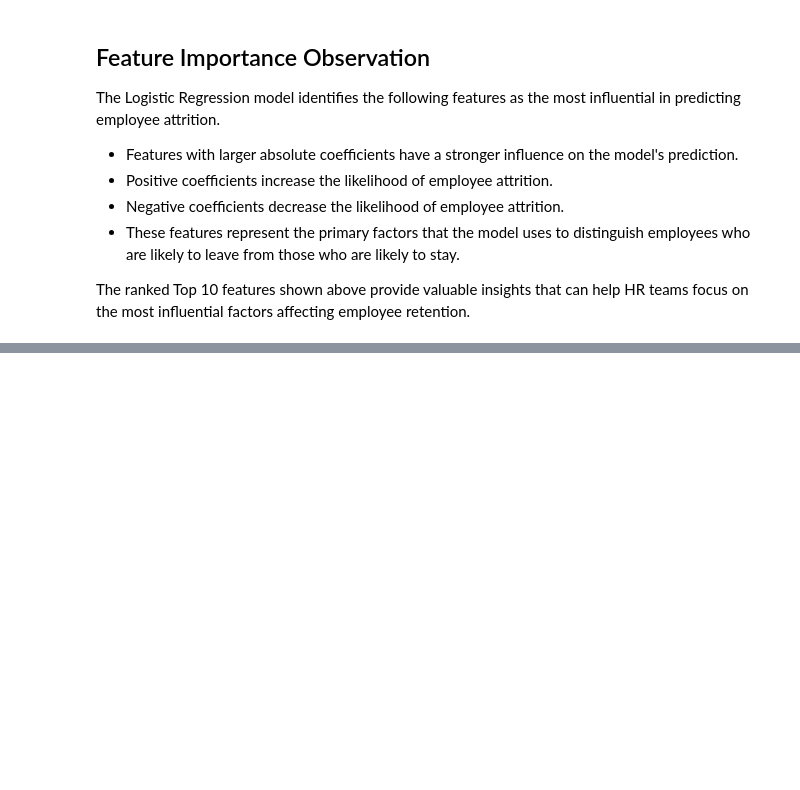
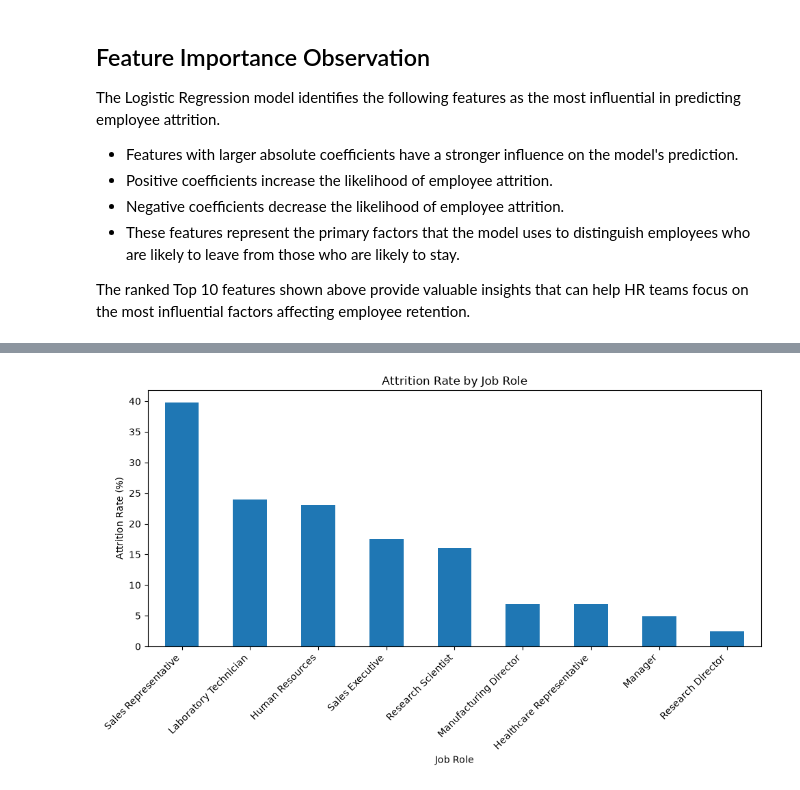
Before and after one commit to aroranaman1003/Employee-Attrition-Prediction_NamanArora, a Jupyter notebook: notebooks/analysis.ipynb, the cells around one changed output, grey strips where cells are left out. Drawn from its saved outputs; the diff is of its cells as text; code cells hidden in the pictures; blank space fills up the shorter version.

```diff
--- a/notebooks/analysis.ipynb
+++ b/notebooks/analysis.ipynb
@@ -786,0 +805,17 @@ The ranked Top 10 features shown above provide valuable insights that can help H
+# %%
+# Chart 2: Box plot comparing Monthly Income of employees who left vs stayed
+
+plt.figure(figsize=(10,6))
+job_role_attrition.plot(kind="bar")
+
+plt.title("Attrition Rate by Job Role")
+plt.xlabel("Job Role")
+plt.ylabel("Attrition Rate (%)")
+
+plt.xticks(rotation=45, ha="right")
+plt.tight_layout()
+
+plt.savefig("../charts/attrition_by_job_role.png")
+plt.show()
+# %% [output]
+[figure, added]
```
Also changed, not shown: parts of 5 cells of this notebook, 8 other files.
